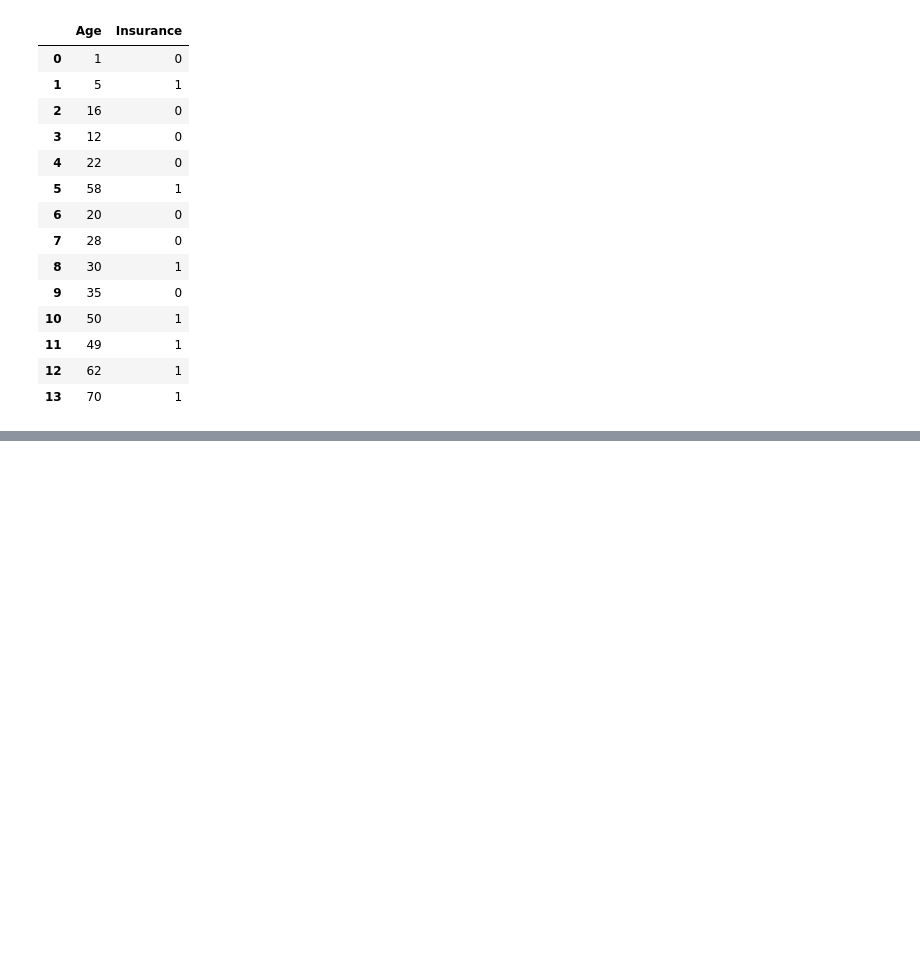
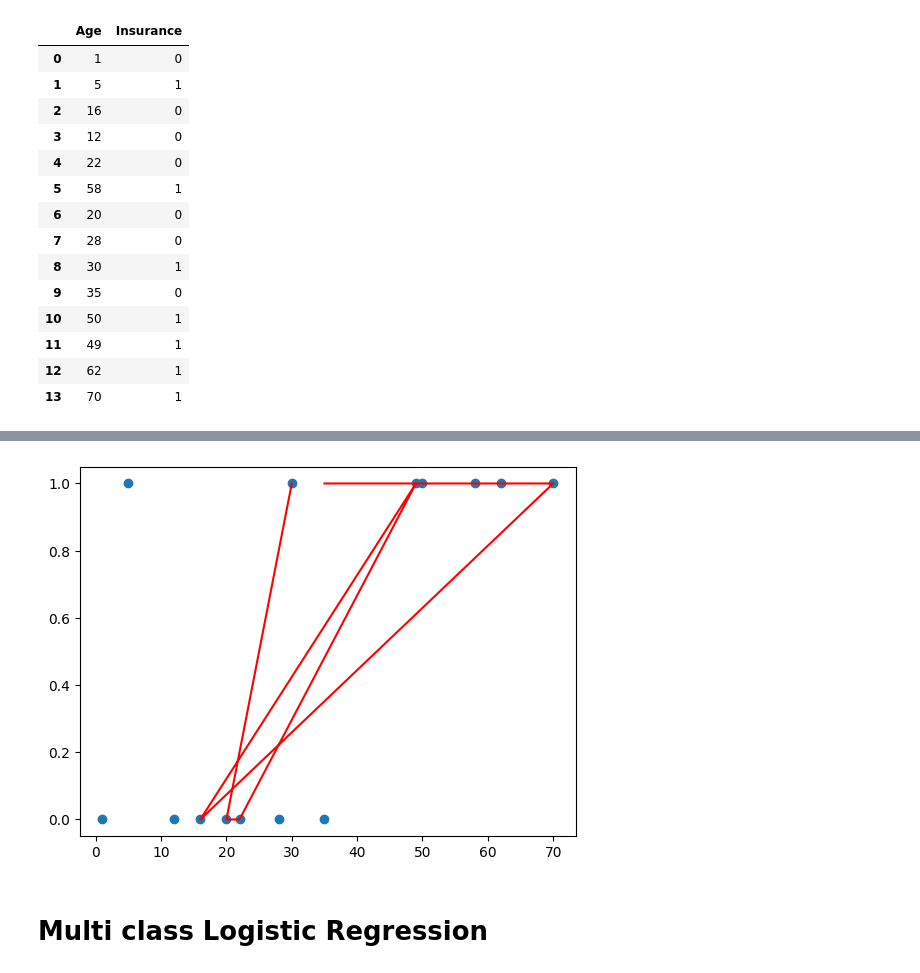
Before and after one commit to PriyaP-9704/Machine-Leaning-Workouts, a Jupyter notebook: Knn_&_Logistic_Regression.ipynb, the cells around one changed output, grey strips where cells are left out. Cells and saved outputs as stored; diff of their text form; code cells hidden in the pictures; blank space fills up the shorter version.

```diff
--- a/Knn_&_Logistic_Regression.ipynb
+++ b/Knn_&_Logistic_Regression.ipynb
@@ -109,0 +207,8 @@ x = df[["Age"]].values
+# %%
+plt.scatter(x,y)
+plt.plot(x_test,lr.predict(x_test),color='red')
+plt.show()
+# %% [output]
+[figure, added]
+# %% [markdown]
+# Multi class Logistic Regression
```
Also changed, not shown: parts of 39 cells of this notebook.
